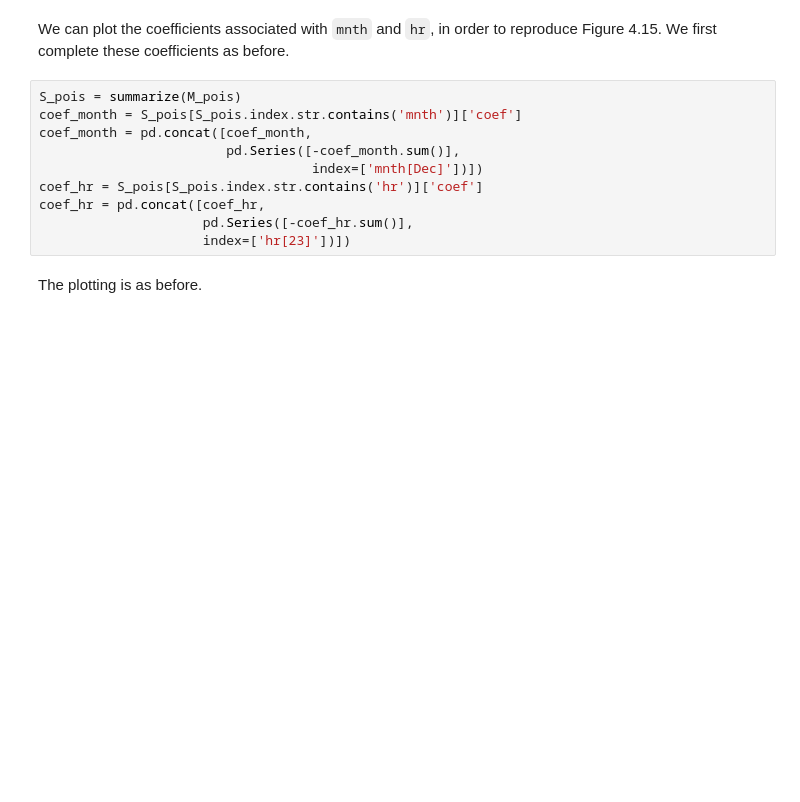
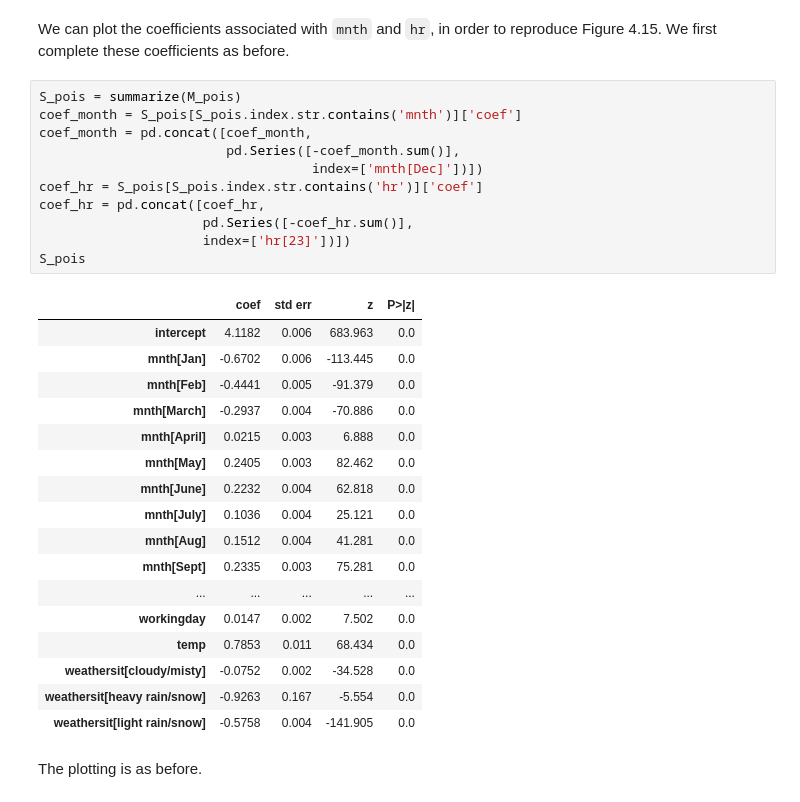
Before and after one commit to jonathan-taylor/glmnetpy, a Jupyter notebook: docs/examples/bikeshare.ipynb, the cells around one changed output. Saved outputs shown, nothing was run; the diff lists cells and outputs as text; blank space fills up the shorter version.

```diff
--- a/docs/examples/bikeshare.ipynb
+++ b/docs/examples/bikeshare.ipynb
@@ -257,13 +257,32 @@ We can plot the coefficients associated with `mnth` and `hr`, in order to reprod
 # %%
 S_pois = summarize(M_pois)
 coef_month = S_pois[S_pois.index.str.contains('mnth')]['coef']
 coef_month = pd.concat([coef_month,
                         pd.Series([-coef_month.sum()],
                                    index=['mnth[Dec]'])])
 coef_hr = S_pois[S_pois.index.str.contains('hr')]['coef']
 coef_hr = pd.concat([coef_hr,
                      pd.Series([-coef_hr.sum()],
                      index=['hr[23]'])])
+S_pois
+# %% [output]
+|  | coef | std err | z | P>|z| |
+| intercept | 4.1182 | 0.006 | 683.963 | 0.0 |
+| mnth[Jan] | -0.6702 | 0.006 | -113.445 | 0.0 |
+| mnth[Feb] | -0.4441 | 0.005 | -91.379 | 0.0 |
+| mnth[March] | -0.2937 | 0.004 | -70.886 | 0.0 |
+| mnth[April] | 0.0215 | 0.003 | 6.888 | 0.0 |
+| mnth[May] | 0.2405 | 0.003 | 82.462 | 0.0 |
+| mnth[June] | 0.2232 | 0.004 | 62.818 | 0.0 |
+| mnth[July] | 0.1036 | 0.004 | 25.121 | 0.0 |
+| mnth[Aug] | 0.1512 | 0.004 | 41.281 | 0.0 |
+| mnth[Sept] | 0.2335 | 0.003 | 75.281 | 0.0 |
+| ... | ... | ... | ... | ... |
+| workingday | 0.0147 | 0.002 | 7.502 | 0.0 |
+| temp | 0.7853 | 0.011 | 68.434 | 0.0 |
+| weathersit[cloudy/misty] | -0.0752 | 0.002 | -34.528 | 0.0 |
+| weathersit[heavy rain/snow] | -0.9263 | 0.167 | -5.554 | 0.0 |
+| weathersit[light rain/snow] | -0.5758 | 0.004 | -141.905 | 0.0 |
 # %% [markdown]
 The plotting is as before.
 # %%
```
Also changed, not shown: 7 other files.
